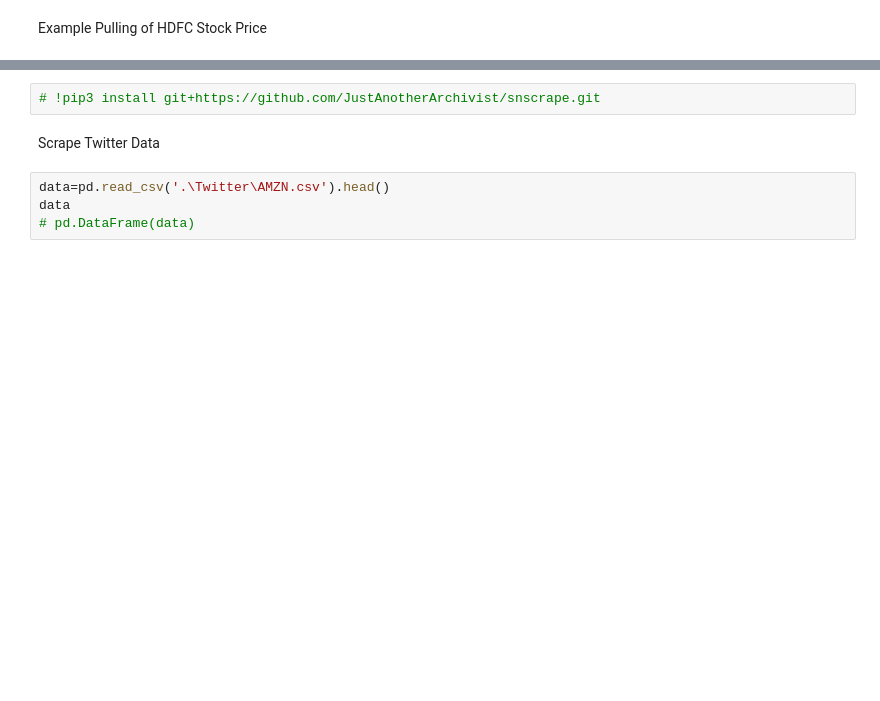
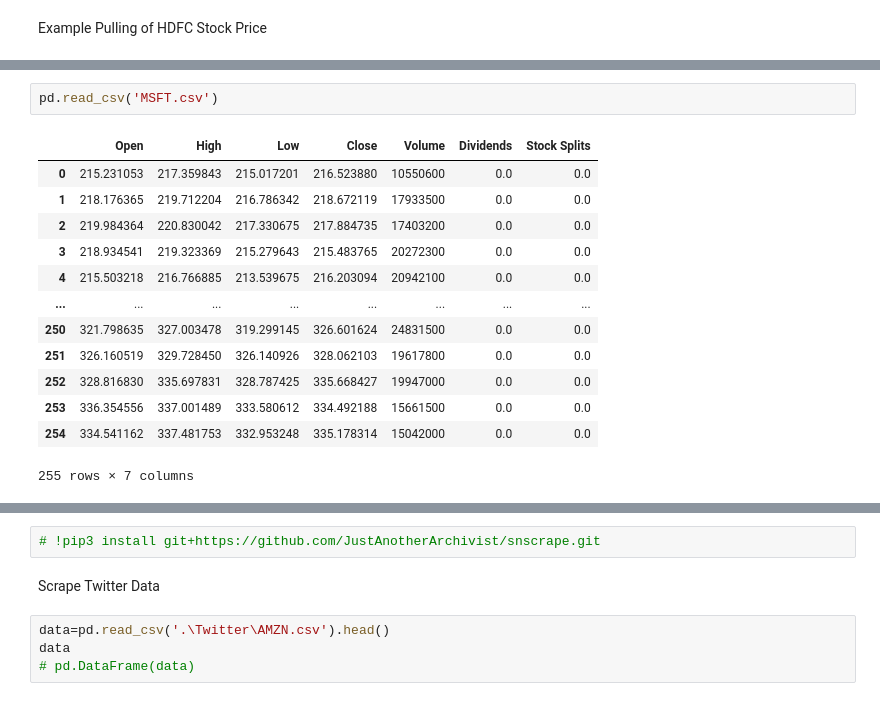
Before and after one commit to SohomSaha045/finalYearProject, a Jupyter notebook: model.ipynb, the cells around one changed output, grey strips where cells are left out. Cells and saved outputs as stored; diff of their text form; blank space fills up the shorter version.

```diff
--- a/model.ipynb
+++ b/model.ipynb
@@ -24,3 +40,19 @@ HDFCBANK.NS: No price data found, symbol may be delisted (period=3y)
+# %%
+pd.read_csv('MSFT.csv')
+# %% [output]
+|  | Open | High | Low | Close | Volume | Dividends | Stock Splits |
+| 0 | 215.231053 | 217.359843 | 215.017201 | 216.523880 | 10550600 | 0.0 | 0.0 |
+| 1 | 218.176365 | 219.712204 | 216.786342 | 218.672119 | 17933500 | 0.0 | 0.0 |
+| 2 | 219.984364 | 220.830042 | 217.330675 | 217.884735 | 17403200 | 0.0 | 0.0 |
+| 3 | 218.934541 | 219.323369 | 215.279643 | 215.483765 | 20272300 | 0.0 | 0.0 |
+| 4 | 215.503218 | 216.766885 | 213.539675 | 216.203094 | 20942100 | 0.0 | 0.0 |
+| ... | ... | ... | ... | ... | ... | ... | ... |
+| 250 | 321.798635 | 327.003478 | 319.299145 | 326.601624 | 24831500 | 0.0 | 0.0 |
+| 251 | 326.160519 | 329.728450 | 326.140926 | 328.062103 | 19617800 | 0.0 | 0.0 |
+| 252 | 328.816830 | 335.697831 | 328.787425 | 335.668427 | 19947000 | 0.0 | 0.0 |
+| 253 | 336.354556 | 337.001489 | 333.580612 | 334.492188 | 15661500 | 0.0 | 0.0 |
+| 254 | 334.541162 | 337.481753 | 332.953248 | 335.178314 | 15042000 | 0.0 | 0.0 |
+255 rows × 7 columns
 # %%
 # pd.DataFrame(hist)
 hist['Close'].plot(figsize=(10,5))
```
Also changed, not shown: parts of 8 cells of this notebook.
